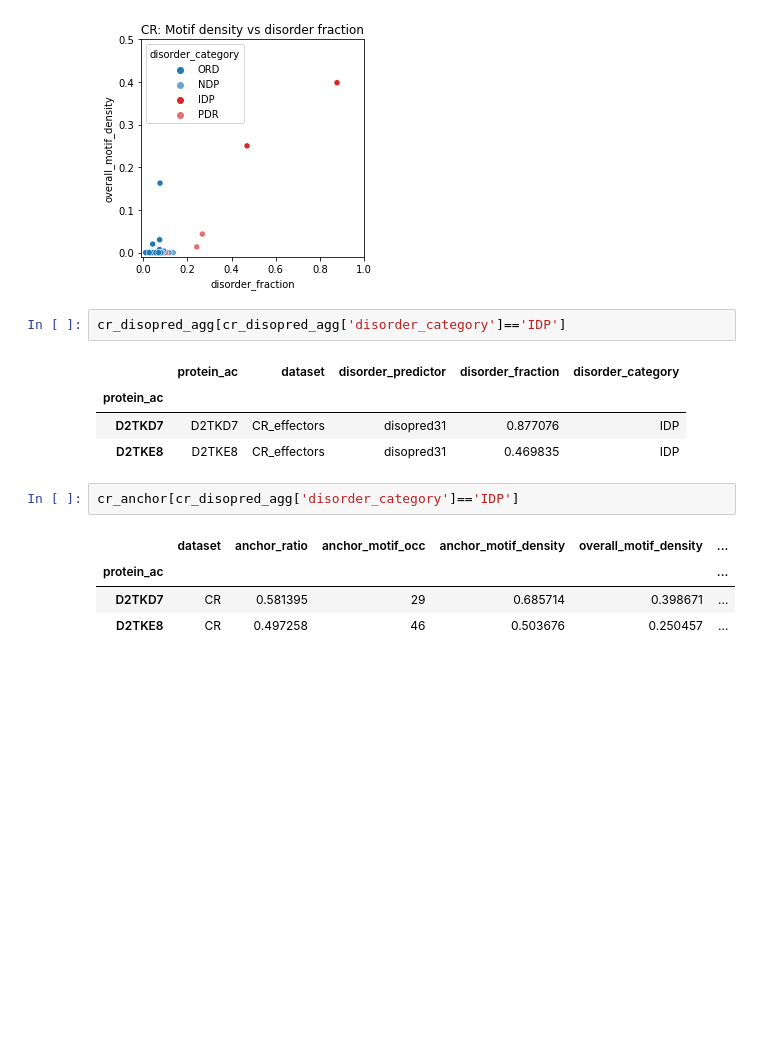
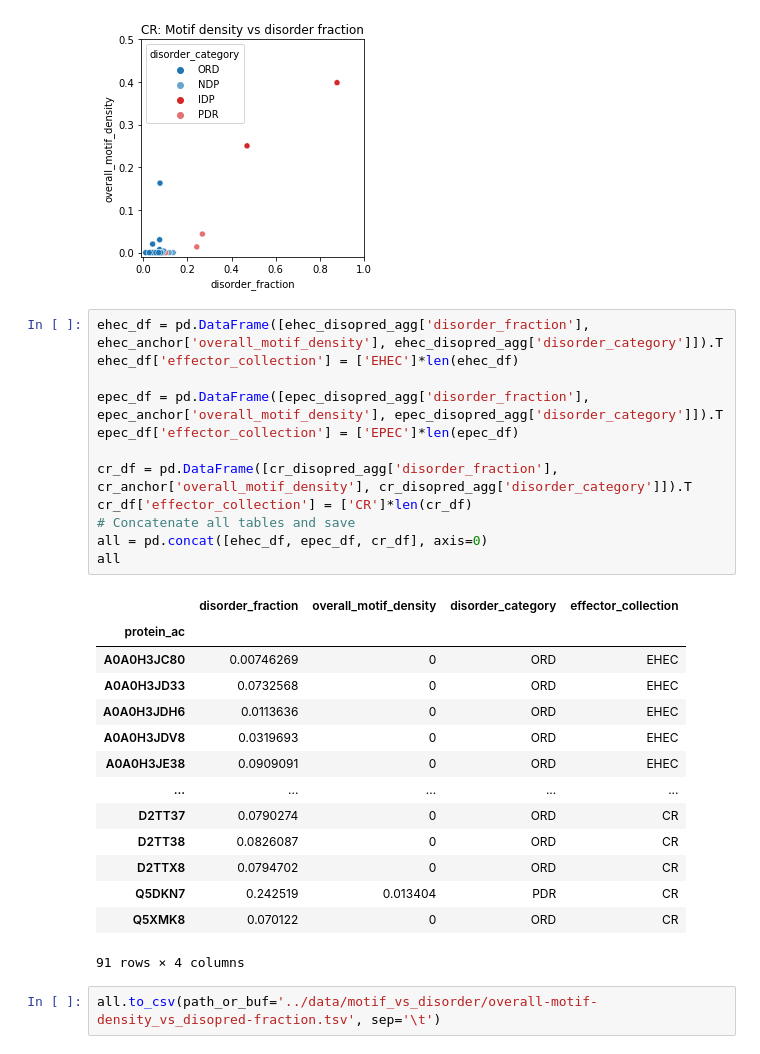
Before and after one commit to miguelarbesu/AE_pathogens, a Jupyter notebook: notebooks/motif-density_vs_disorder-fraction_disopred_scatterplot.ipynb, the cells around one changed output. Cells and saved outputs as stored; diff of their text form; blank space fills up the shorter version.

Commit message:
Save table with disorder vs motif density

```diff
--- a/notebooks/motif-density_vs_disorder-fraction_disopred_scatterplot.ipynb
+++ b/notebooks/motif-density_vs_disorder-fraction_disopred_scatterplot.ipynb
@@ -186,17 +156,32 @@ plt.savefig('../figures/CR_overall_motif_density_vs_disopred-disfrac_by_category
             dpi=300)
 # %% [output]
 [figure]
-# %%
-cr_disopred_agg[cr_disopred_agg['disorder_category']=='IDP']
-# %% [output]
-|  | protein_ac | dataset | disorder_predictor | disorder_fraction | disorder_category |
-| protein_ac |  |  |  |  |  |
-| D2TKD7 | D2TKD7 | CR_effectors | disopred31 | 0.877076 | IDP |
-| D2TKE8 | D2TKE8 | CR_effectors | disopred31 | 0.469835 | IDP |
-# %%
-cr_anchor[cr_disopred_agg['disorder_category']=='IDP']
-# %% [output]
-|  | dataset | anchor_ratio | anchor_motif_occ | anchor_motif_density | overall_motif_density | ... |
-| protein_ac |  |  |  |  |  | ... |
-| D2TKD7 | CR | 0.581395 | 29 | 0.685714 | 0.398671 | ... |
-| D2TKE8 | CR | 0.497258 | 46 | 0.503676 | 0.250457 | ... |
+# %%
+ehec_df = pd.DataFrame([ehec_disopred_agg['disorder_fraction'], ehec_anchor['overall_motif_density'], ehec_disopred_agg['disorder_category']]).T
+ehec_df['effector_collection'] = ['EHEC']*len(ehec_df)
+
+epec_df = pd.DataFrame([epec_disopred_agg['disorder_fraction'], epec_anchor['overall_motif_density'], epec_disopred_agg['disorder_category']]).T
+epec_df['effector_collection'] = ['EPEC']*len(epec_df)
+
+cr_df = pd.DataFrame([cr_disopred_agg['disorder_fraction'], cr_anchor['overall_motif_density'], cr_disopred_agg['disorder_category']]).T
+cr_df['effector_collection'] = ['CR']*len(cr_df)
+# Concatenate all tables and save
+all = pd.concat([ehec_df, epec_df, cr_df], axis=0)
+all
+# %% [output]
+|  | disorder_fraction | overall_motif_density | disorder_category | effector_collection |
+| protein_ac |  |  |  |  |
+| A0A0H3JC80 | 0.00746269 | 0 | ORD | EHEC |
+| A0A0H3JD33 | 0.0732568 | 0 | ORD | EHEC |
+| A0A0H3JDH6 | 0.0113636 | 0 | ORD | EHEC |
+| A0A0H3JDV8 | 0.0319693 | 0 | ORD | EHEC |
+| A0A0H3JE38 | 0.0909091 | 0 | ORD | EHEC |
+| ... | ... | ... | ... | ... |
+| D2TT37 | 0.0790274 | 0 | ORD | CR |
+| D2TT38 | 0.0826087 | 0 | ORD | CR |
+| D2TTX8 | 0.0794702 | 0 | ORD | CR |
+| Q5DKN7 | 0.242519 | 0.013404 | PDR | CR |
+| Q5XMK8 | 0.070122 | 0 | ORD | CR |
+91 rows × 4 columns
+# %%
+all.to_csv(path_or_buf='../data/motif_vs_disorder/overall-motif-density_vs_disopred-fraction.tsv', sep='\t')
```
Also changed, not shown: parts of 4 cells of this notebook.
